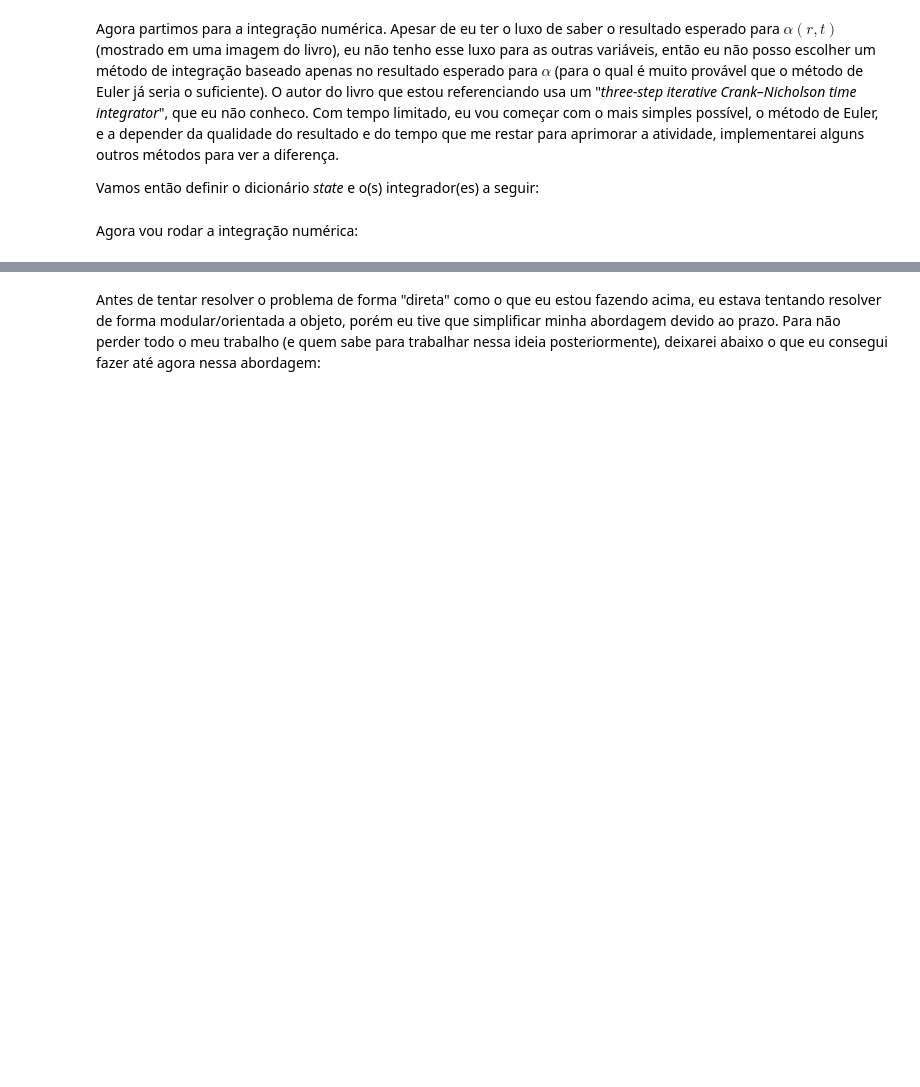
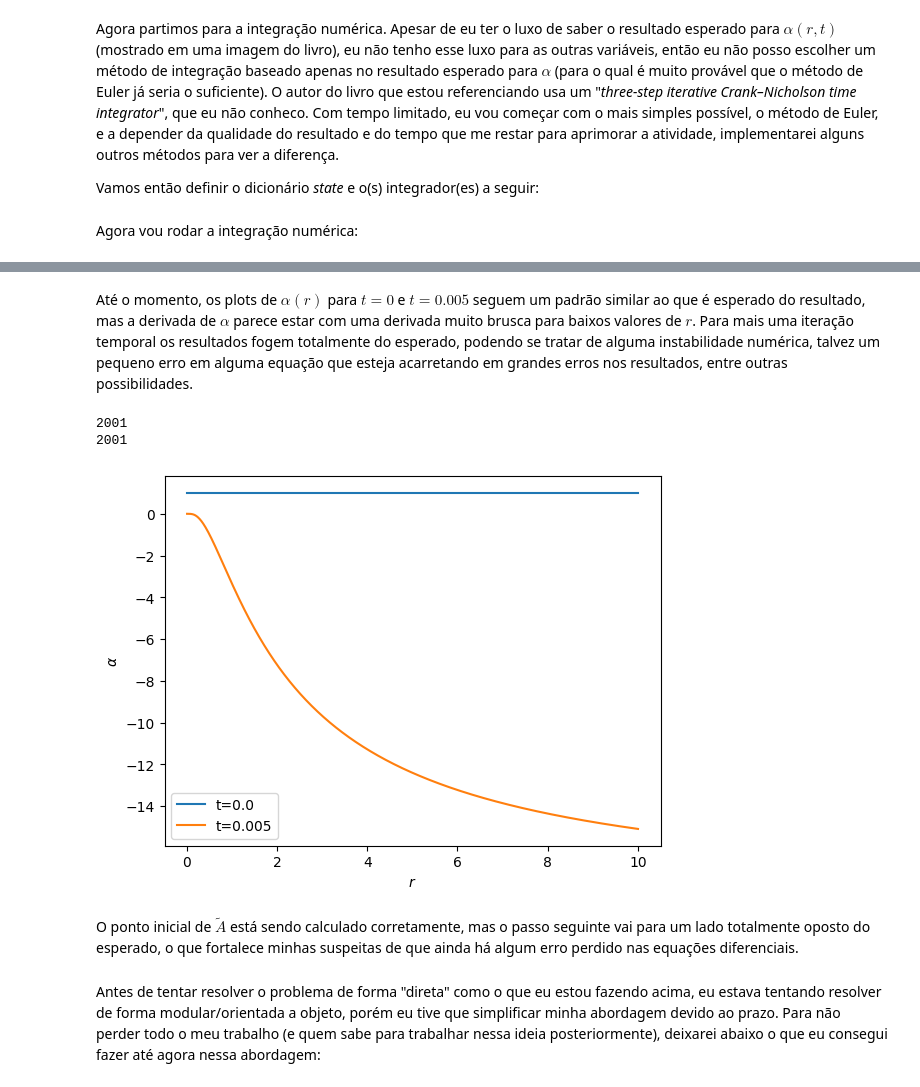
Before and after one commit to Grogroda/SchwarzschildNR, a Jupyter notebook: SphericalSymmetry.ipynb, the cells around one changed output, grey strips where cells are left out. Drawn from its saved outputs; the diff is of its cells as text; code cells hidden in the pictures; blank space fills up the shorter version.

```diff
--- a/SphericalSymmetry.ipynb
+++ b/SphericalSymmetry.ipynb
@@ -546,3 +553,25 @@ plt.show()
+# %% [markdown]
+Até o momento, os plots de $\alpha(r)$ para $t=0$ e $t=0.005$ seguem um padrão similar ao que é esperado do resultado, mas a derivada de $\alpha$ parece estar com uma derivada muito brusca para baixos valores de $r$. Para mais uma iteração temporal os resultados fogem totalmente do esperado, podendo se tratar de alguma instabilidade numérica, talvez um pequeno erro em alguma equação que esteja acarretando em grandes erros nos resultados, entre outras possibilidades.
+# %%
+plot_indices = [0, 1]
+
+print(len(ts))
+print(len(tAs))
+
+plt.figure()
+for idx in plot_indices:
+    plt.plot(r, tAs[idx], label='t={}'.format(ts[idx]))
+
+plt.xlabel(r'$r$')
+plt.ylabel(r'$\alpha$')
+plt.legend()
+plt.show()
+# %% [output]
+2001
+2001
+[figure, added]
+# %% [markdown]
+O ponto inicial de $\tilde{A}$ está sendo calculado corretamente, mas o passo seguinte vai para um lado totalmente oposto do esperado, o que fortalece minhas suspeitas de que ainda há algum erro perdido nas equações diferenciais.
 # %% [markdown]
 Antes de tentar resolver o problema de forma "direta" como o que eu estou fazendo acima, eu estava tentando resolver de forma modular/orientada a objeto, porém eu tive que simplificar minha abordagem devido ao prazo. Para não perder todo o meu trabalho (e quem sabe para trabalhar nessa ideia posteriormente), deixarei abaixo o que eu consegui fazer até agora nessa abordagem:
 # %%
```
Also changed, not shown: parts of 5 cells of this notebook.
